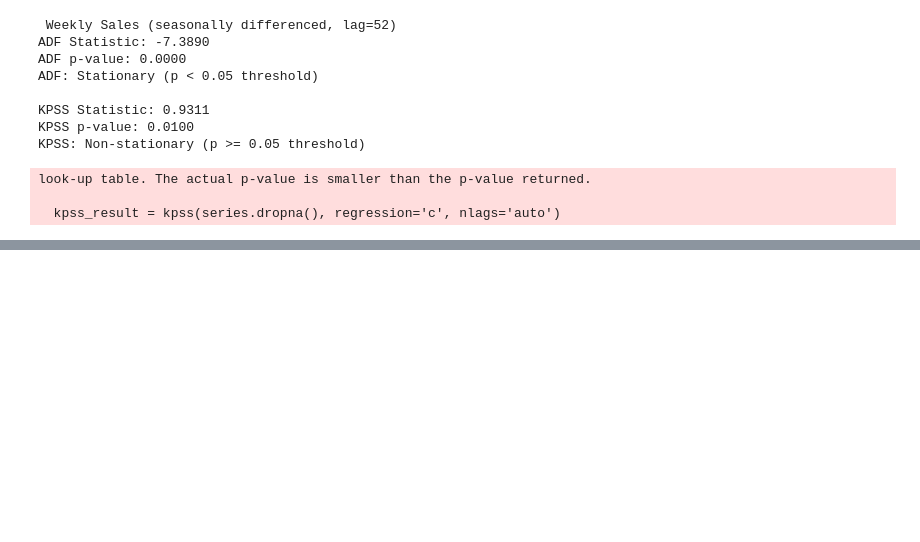
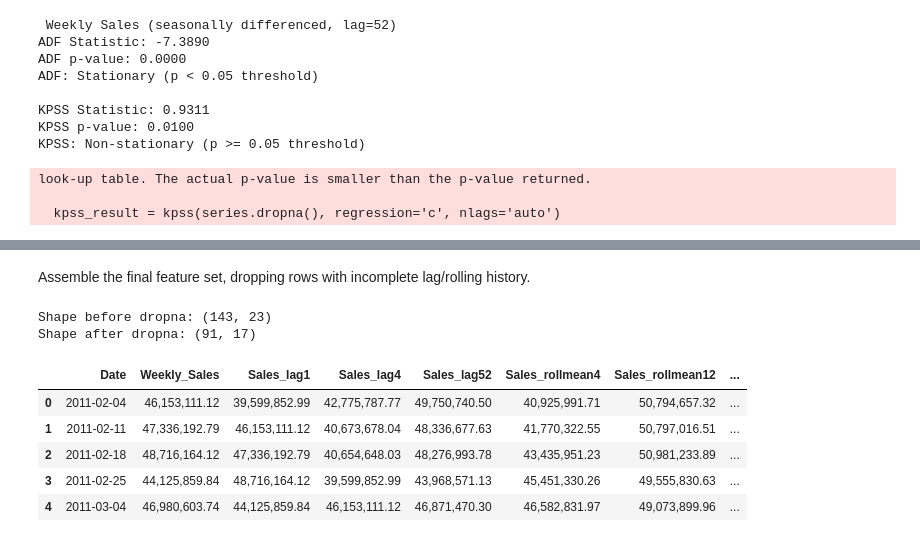
Before and after one commit to Bassey-data/Retail-sales-forecasting, a Jupyter notebook: retail_sales_forecasting.ipynb, the cells around one changed output, grey strips where cells are left out. Drawn from its saved outputs; the diff is of its cells as text; code cells hidden in the pictures; blank space fills up the shorter version.

```diff
--- a/retail_sales_forecasting.ipynb
+++ b/retail_sales_forecasting.ipynb
@@ -361,0 +447,26 @@ with open('retail_sales_forecasting.ipynb', 'w') as f:
+# %% [markdown]
+Assemble the final feature set, dropping rows with incomplete lag/rolling history.
+# %%
+FEATURE_COLS = (
+    [f'Sales_lag{l}' for l in [1, 4, 52]] +
+    [f'Sales_rollmean{w}' for w in [4, 12]] +
+    [f'Sales_rollstd{w}' for w in [4, 12]] +
+    ['WeekOfYear', 'Month', 'Year', 'Holiday_Flag'] +
+    [f'{c}_lag1' for c in ['Temperature', 'Fuel_Price', 'CPI', 'Unemployment']]
+)
+
+model_df = fe[['Date', 'Weekly_Sales'] + FEATURE_COLS].dropna().reset_index(drop=True)
+
+print("Shape before dropna:", fe.shape)
+print("Shape after dropna:", model_df.shape)
+print()
+model_df.head()
+# %% [output]
+Shape before dropna: (143, 23)
+Shape after dropna: (91, 17)
+|  | Date | Weekly_Sales | Sales_lag1 | Sales_lag4 | Sales_lag52 | Sales_rollmean4 | Sales_rollmean12 | ... |
+| 0 | 2011-02-04 | 46,153,111.12 | 39,599,852.99 | 42,775,787.77 | 49,750,740.50 | 40,925,991.71 | 50,794,657.32 | ... |
+| 1 | 2011-02-11 | 47,336,192.79 | 46,153,111.12 | 40,673,678.04 | 48,336,677.63 | 41,770,322.55 | 50,797,016.51 | ... |
+| 2 | 2011-02-18 | 48,716,164.12 | 47,336,192.79 | 40,654,648.03 | 48,276,993.78 | 43,435,951.23 | 50,981,233.89 | ... |
+| 3 | 2011-02-25 | 44,125,859.84 | 48,716,164.12 | 39,599,852.99 | 43,968,571.13 | 45,451,330.26 | 49,555,830.63 | ... |
+| 4 | 2011-03-04 | 46,980,603.74 | 44,125,859.84 | 46,153,111.12 | 46,871,470.30 | 46,582,831.97 | 49,073,899.96 | ... |
```
Also changed, not shown: parts of 10 cells of this notebook.
